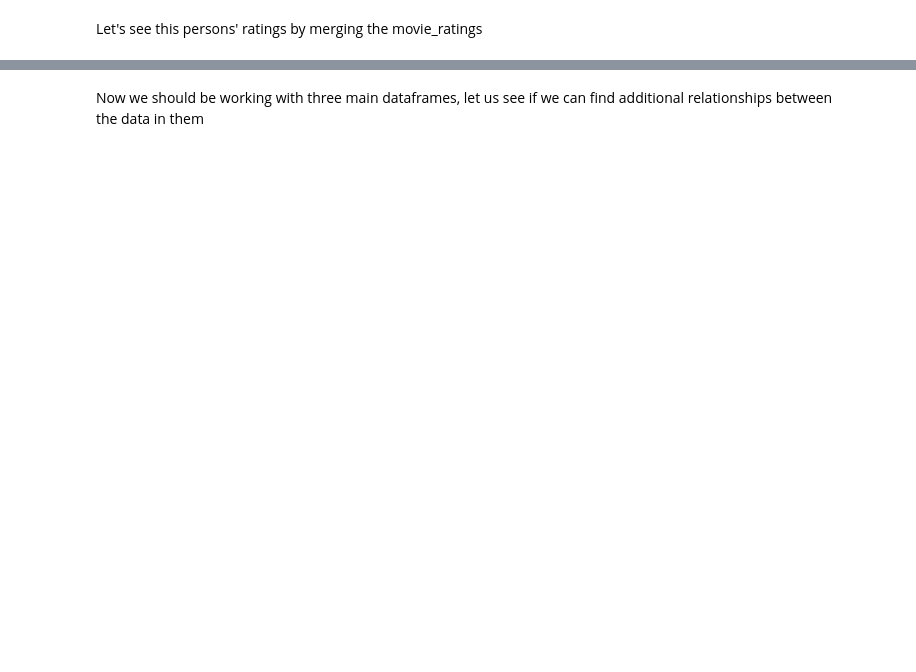
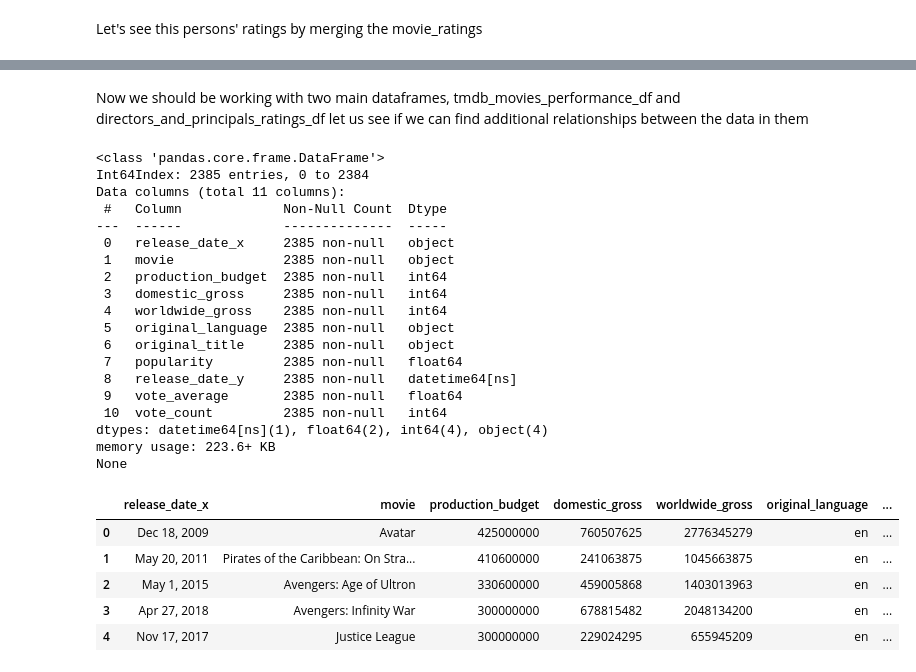
Before and after one commit to MMJGGR/Phase_1_Project, a Jupyter notebook: index.ipynb, the cells around one changed output, grey strips where cells are left out. Cells and saved outputs as stored; diff of their text form; code cells hidden in the pictures; blank space fills up the shorter version.

```diff
--- a/index.ipynb
+++ b/index.ipynb
@@ -525,4 +562,33 @@ None
 | 3 | tt0835418 | nm0151540 | 4.0 | self | None | ["Himself - Director of 'Super Tr... | Jay Chandrasekhar | 1968.0 | NaN | ... |
 | 4 | tt0835418 | nm0151540 | 5.0 | director | None | None | Jay Chandrasekhar | 1968.0 | NaN | ... |
 # %% [markdown]
-Now we should be working with three main dataframes, let us see if we can find additional relationships between the data in them
+Now we should be working with two main dataframes, tmdb_movies_performance_df and directors_and_principals_ratings_df let us see if we can find additional relationships between the data in them
+# %%
+print(tmdb_movies_performance_df.info())
+tmdb_movies_performance_df.head()
+# %% [output]
+<class 'pandas.core.frame.DataFrame'>
+Int64Index: 2385 entries, 0 to 2384
+Data columns (total 11 columns):
+ #   Column             Non-Null Count  Dtype
+---  ------             --------------  -----
+ 0   release_date_x     2385 non-null   object
+ 1   movie              2385 non-null   object
+ 2   production_budget  2385 non-null   int64
+ 3   domestic_gross     2385 non-null   int64
+ 4   worldwide_gross    2385 non-null   int64
+ 5   original_language  2385 non-null   object
+ 6   original_title     2385 non-null   object
+ 7   popularity         2385 non-null   float64
+ 8   release_date_y     2385 non-null   datetime64[ns]
+ 9   vote_average       2385 non-null   float64
+ 10  vote_count         2385 non-null   int64
+dtypes: datetime64[ns](1), float64(2), int64(4), object(4)
+memory usage: 223.6+ KB
+None
+|  | release_date_x | movie | production_budget | domestic_gross | worldwide_gross | original_language | ... |
+| 0 | Dec 18, 2009 | Avatar | 425000000 | 760507625 | 2776345279 | en | ... |
+| 1 | May 20, 2011 | Pirates of the Caribbean: On Stra... | 410600000 | 241063875 | 1045663875 | en | ... |
+| 2 | May 1, 2015 | Avengers: Age of Ultron | 330600000 | 459005868 | 1403013963 | en | ... |
+| 3 | Apr 27, 2018 | Avengers: Infinity War | 300000000 | 678815482 | 2048134200 | en | ... |
+| 4 | Nov 17, 2017 | Justice League | 300000000 | 229024295 | 655945209 | en | ... |
```
Also changed, not shown: parts of 3 cells of this notebook.
